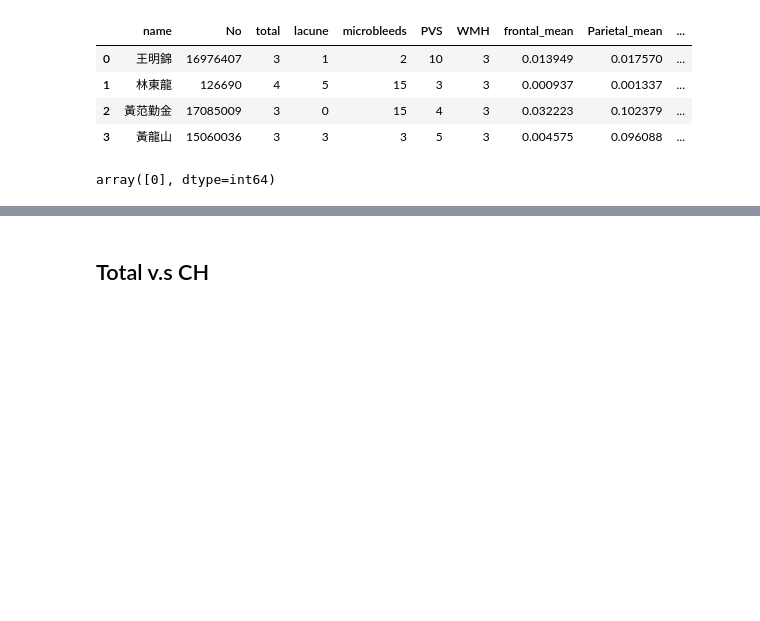
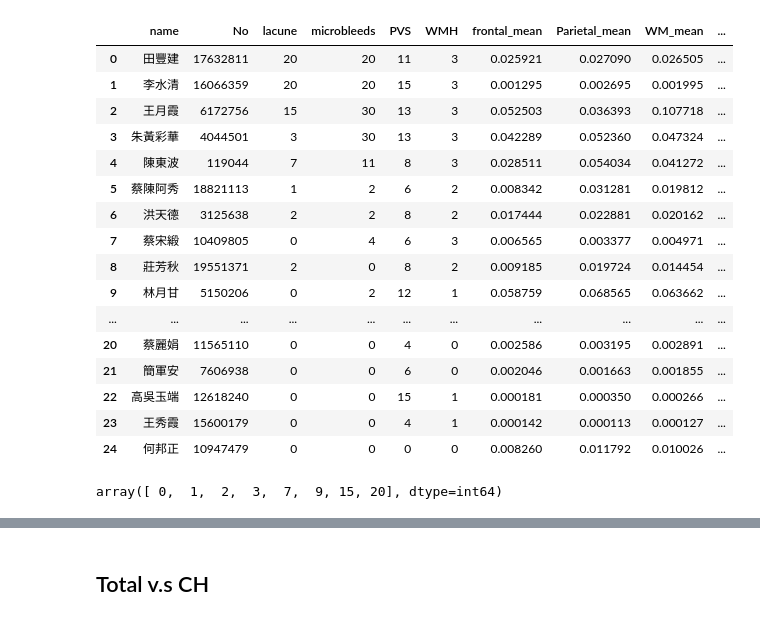
Before and after one commit to putintostyle/brain-permeability, a Jupyter notebook: with DM find criteria.ipynb, the cells around one changed output, grey strips where cells are left out. Saved outputs shown, nothing was run; the diff lists cells and outputs as text; code cells hidden in the pictures; blank space fills up the shorter version.

```diff
--- a/with DM find criteria.ipynb
+++ b/with DM find criteria.ipynb
@@ -5,17 +7,29 @@ import matplotlib.pyplot as plt
 # %%
-PATH = "C:\\Users\\User\\Desktop\\with_DM_cases.csv"
+PATH = "C:\\Users\\User\\Desktop\\without_DM_cases.csv"
 # %%
 df = pd.read_csv(PATH, encoding = 'big5')
 # %%
 df = df.rename(columns={'Unnamed: 0': 'name'})
 # %%
-df.head(4)
+df.head(30)
 # %% [output]
-|  | name | No | total | lacune | microbleeds | PVS | WMH | frontal_mean | Parietal_mean | ... |
-| 0 | 王明錦 | 16976407 | 3 | 1 | 2 | 10 | 3 | 0.013949 | 0.017570 | ... |
-| 1 | 林東龍 | 126690 | 4 | 5 | 15 | 3 | 3 | 0.000937 | 0.001337 | ... |
-| 2 | 黃范勤金 | 17085009 | 3 | 0 | 15 | 4 | 3 | 0.032223 | 0.102379 | ... |
-| 3 | 黃龍山 | 15060036 | 3 | 3 | 3 | 5 | 3 | 0.004575 | 0.096088 | ... |
+|  | name | No | lacune | microbleeds | PVS | WMH | frontal_mean | Parietal_mean | WM_mean | ... |
+| 0 | 田豐建 | 17632811 | 20 | 20 | 11 | 3 | 0.025921 | 0.027090 | 0.026505 | ... |
+| 1 | 李水清 | 16066359 | 20 | 20 | 15 | 3 | 0.001295 | 0.002695 | 0.001995 | ... |
+| 2 | 王月霞 | 6172756 | 15 | 30 | 13 | 3 | 0.052503 | 0.036393 | 0.107718 | ... |
+| 3 | 朱黃彩華 | 4044501 | 3 | 30 | 13 | 3 | 0.042289 | 0.052360 | 0.047324 | ... |
+| 4 | 陳東波 | 119044 | 7 | 11 | 8 | 3 | 0.028511 | 0.054034 | 0.041272 | ... |
+| 5 | 蔡陳阿秀 | 18821113 | 1 | 2 | 6 | 2 | 0.008342 | 0.031281 | 0.019812 | ... |
+| 6 | 洪天德 | 3125638 | 2 | 2 | 8 | 2 | 0.017444 | 0.022881 | 0.020162 | ... |
+| 7 | 蔡宋緞 | 10409805 | 0 | 4 | 6 | 3 | 0.006565 | 0.003377 | 0.004971 | ... |
+| 8 | 莊芳秋 | 19551371 | 2 | 0 | 8 | 2 | 0.009185 | 0.019724 | 0.014454 | ... |
+| 9 | 林月甘 | 5150206 | 0 | 2 | 12 | 1 | 0.058759 | 0.068565 | 0.063662 | ... |
+| ... | ... | ... | ... | ... | ... | ... | ... | ... | ... | ... |
+| 20 | 蔡麗娟 | 11565110 | 0 | 0 | 4 | 0 | 0.002586 | 0.003195 | 0.002891 | ... |
+| 21 | 簡軍安 | 7606938 | 0 | 0 | 6 | 0 | 0.002046 | 0.001663 | 0.001855 | ... |
+| 22 | 高吳玉端 | 12618240 | 0 | 0 | 15 | 1 | 0.000181 | 0.000350 | 0.000266 | ... |
+| 23 | 王秀霞 | 15600179 | 0 | 0 | 4 | 1 | 0.000142 | 0.000113 | 0.000127 | ... |
+| 24 | 何邦正 | 10947479 | 0 | 0 | 0 | 0 | 0.008260 | 0.011792 | 0.010026 | ... |
 # %%
 data = df.values[:,2:]
 # %%
@@ -27,6 +41,6 @@ total = np.unique(df.total.values)
 # %%
 Ki_location = ["frontal_mean","Parietal_mean","WM_mean","CH_mean","BG_mean","TH_mean","GM_mean","total_mean"]
-# %%
-total[0:1]
-# %% [output]
-array([0], dtype=int64)
+# %%
+lacune
+# %% [output]
+array([ 0,  1,  2,  3,  7,  9, 15, 20], dtype=int64)
```
Also changed, not shown: parts of 33 cells of this notebook, 8 other files.
